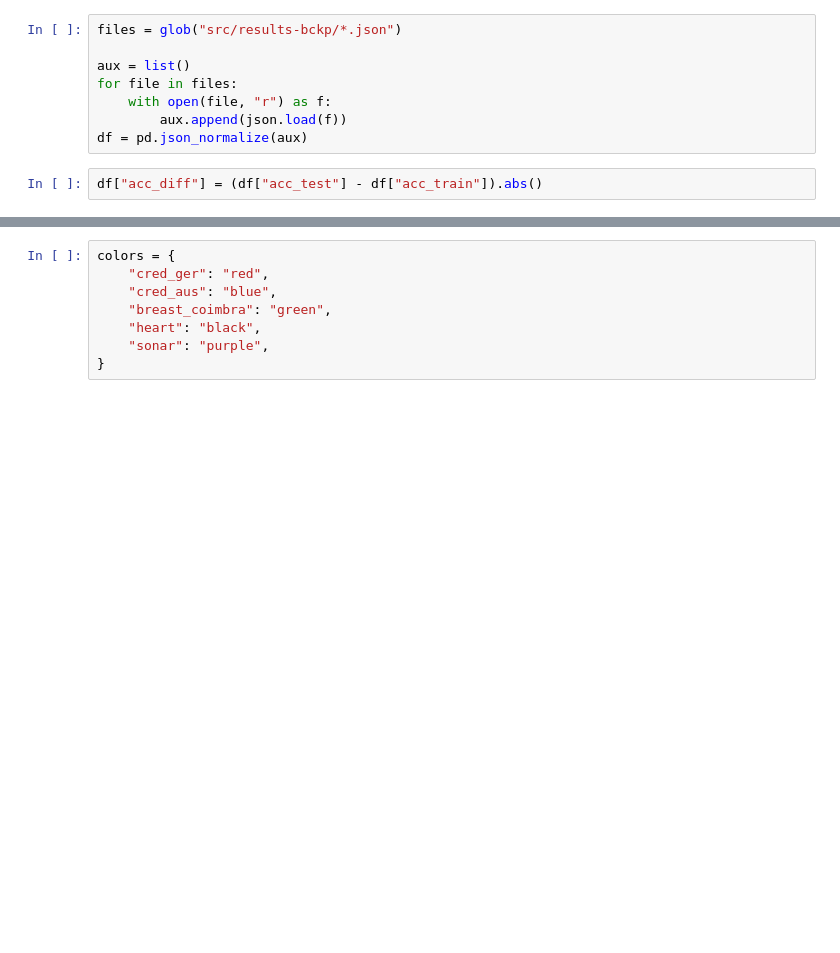
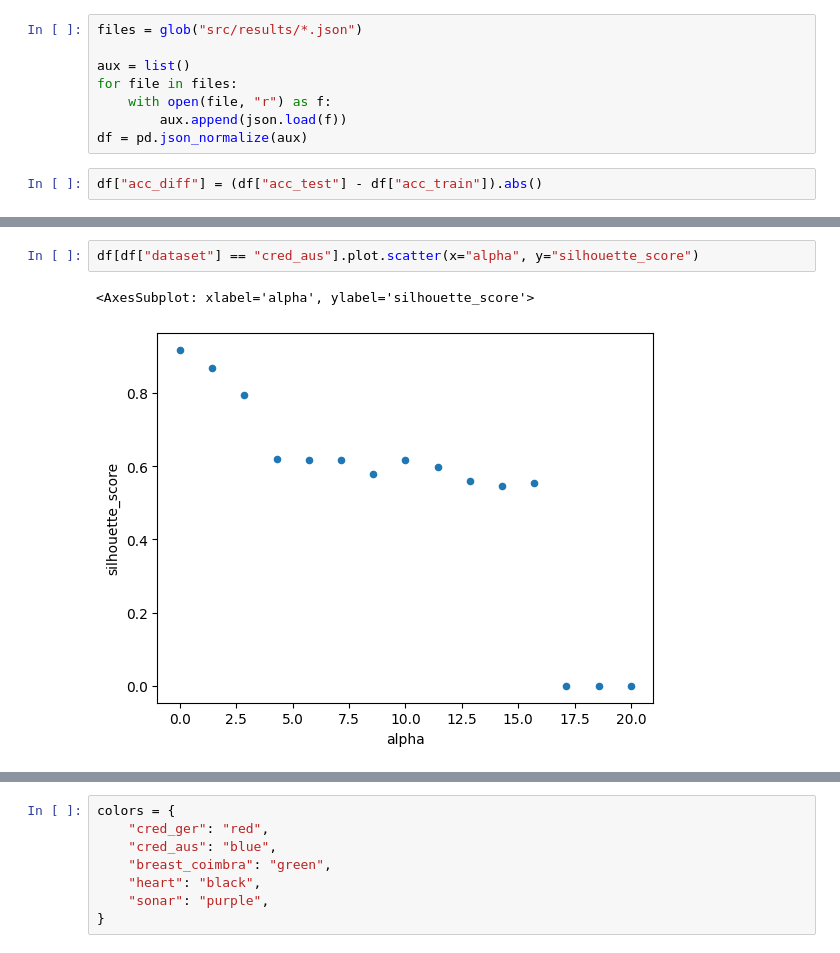
Before and after one commit to vmgustavo/202202-UFMG-RNA, a Jupyter notebook: paper02/visualize.ipynb, the cells around one changed output, grey strips where cells are left out. Cells and saved outputs as stored; diff of their text form; blank space fills up the shorter version.

```diff
--- a/paper02/visualize.ipynb
+++ b/paper02/visualize.ipynb
@@ -48,7 +57,7 @@ pd.DataFrame(aux)
 # %% [markdown]
 # Results
 # %%
-files = glob("src/results-bckp/*.json")
+files = glob("src/results/*.json")
 
 aux = list()
 for file in files:
@@ -61,0 +78,5 @@ df.head()
+# %%
+df[df["dataset"] == "cred_aus"].plot.scatter(x="alpha", y="silhouette_score")
+# %% [output]
+<AxesSubplot: xlabel='alpha', ylabel='silhouette_score'>
+[figure, added]
```
Also changed, not shown: parts of 13 cells of this notebook, 2 other files.
